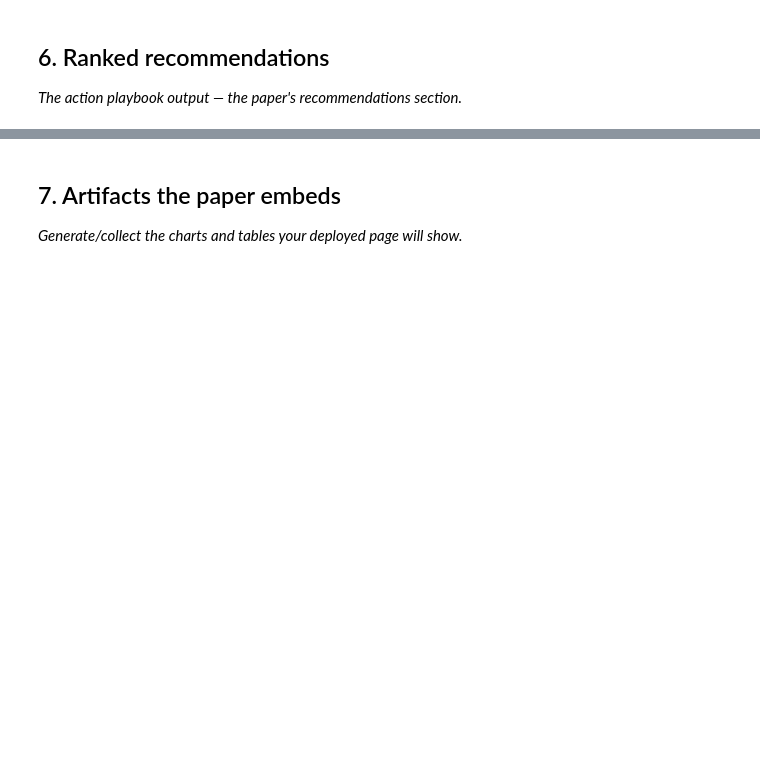
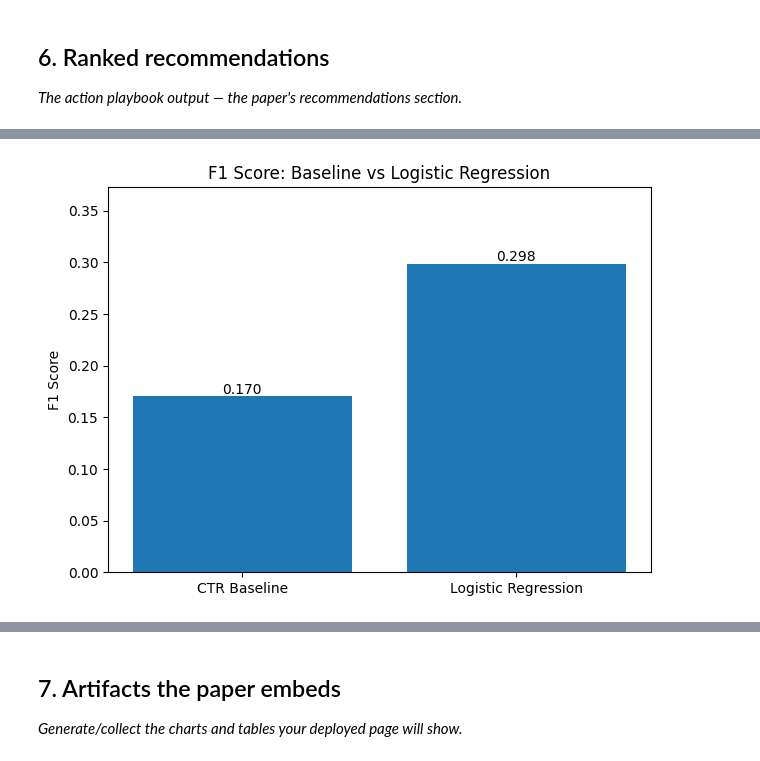
Before and after one commit to faisal-0065/flyrank-ml-internship, a Jupyter notebook: work/notebooks/capstone.ipynb, the cells around one changed output, grey strips where cells are left out. Saved outputs shown, nothing was run; the diff lists cells and outputs as text; code cells hidden in the pictures; blank space fills up the shorter version.

```diff
--- a/work/notebooks/capstone.ipynb
+++ b/work/notebooks/capstone.ipynb
@@ -20,0 +446,11 @@ This skeleton is yours to fill. Work the sections **in order** — each one has
+# %%
+from sklearn.impute import SimpleImputer
+
+imputer = SimpleImputer(strategy="median")
+
+X_train_imputed = imputer.fit_transform(X_train)
+X_test_imputed = imputer.transform(X_test)
+
+print("Training shape:", X_train_imputed.shape)
+print("Testing shape:", X_test_imputed.shape)
+print("Missing values handled successfully.")
@@ -32,0 +1379,25 @@ This skeleton is yours to fill. Work the sections **in order** — each one has
+# %%
+import matplotlib.pyplot as plt
+
+# Model vs baseline F1 comparison
+
+f1_values = [
+    results.loc[results["Metric"] == "F1", "CTR Baseline"].iloc[0],
+    results.loc[results["Metric"] == "F1", "Logistic Regression"].iloc[0]
+]
+
+labels = ["CTR Baseline", "Logistic Regression"]
+
+plt.figure(figsize=(7, 5))
+plt.bar(labels, f1_values)
+
+plt.ylabel("F1 Score")
+plt.title("F1 Score: Baseline vs Logistic Regression")
+plt.ylim(0, max(f1_values) * 1.25)
+
+for i, value in enumerate(f1_values):
+    plt.text(i, value, f"{value:.3f}", ha="center", va="bottom")
+
+plt.show()
+# %% [output]
+[figure, added]
```
Also changed, not shown: parts of 54 cells of this notebook.
